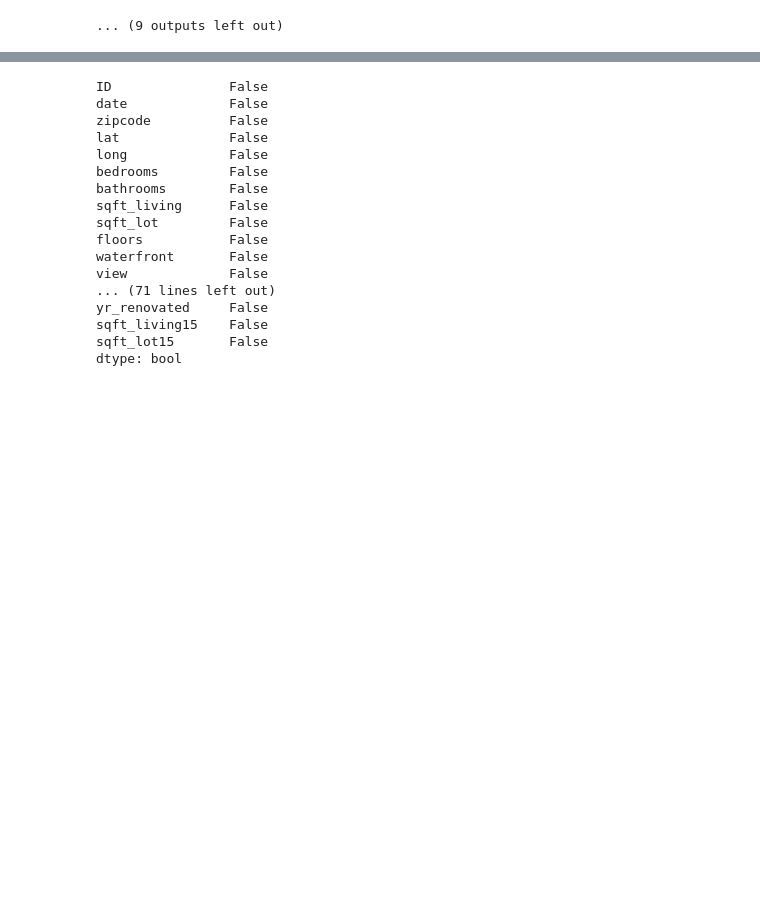
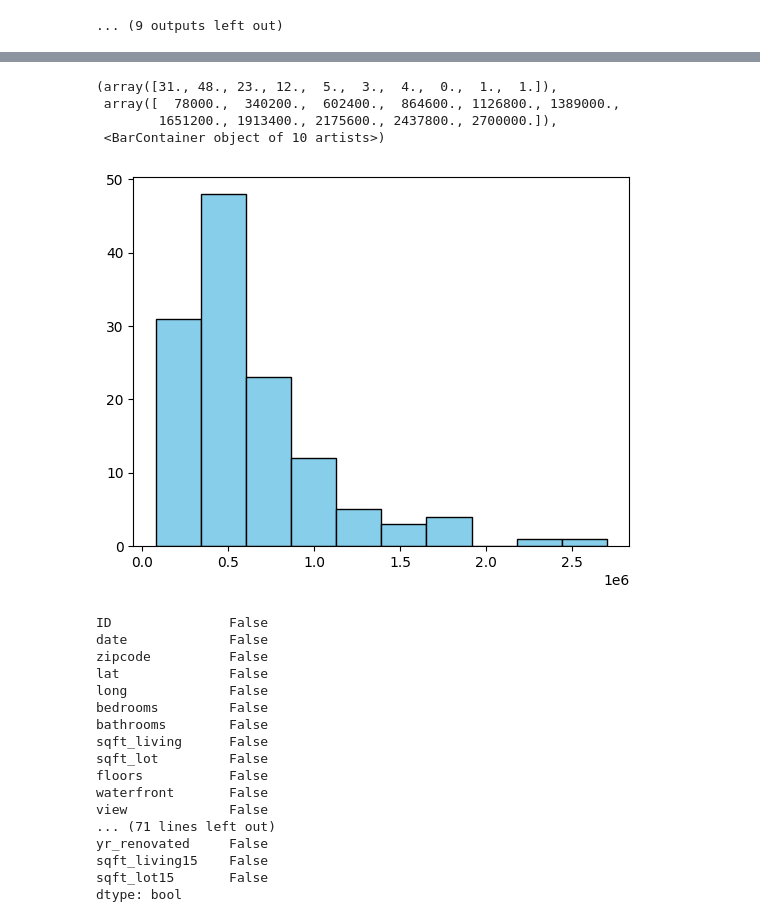
Before and after one commit to BrunoLiberona/inf395-grupo02-tareas, a Jupyter notebook: tarea_1/kaggle_house_prices.ipynb, the cells around one changed output, grey strips where cells are left out. Saved outputs shown, nothing was run; the diff lists cells and outputs as text; code cells hidden in the pictures; blank space fills up the shorter version.

```diff
--- a/Kaggle_Pred(v1.2).ipynb
+++ b/tarea_1/kaggle_house_prices.ipynb
@@ -252,3 +268,11 @@ for feature in features:
+# %%
+plt.hist(df_test["price"], bins=10, color='skyblue', edgecolor='black')  # You can adjust the number of bins
+# %% [output]
+(array([31., 48., 23., 12.,  5.,  3.,  4.,  0.,  1.,  1.]),
+ array([  78000.,  340200.,  602400.,  864600., 1126800., 1389000.,
+        1651200., 1913400., 2175600., 2437800., 2700000.]),
+ <BarContainer object of 10 artists>)
+[figure, added]
 # %%
 # Features to impute:
 ## bedrooms, bathrooms, sqft_living, sqft_lot, floors, waterfront, view, condition
```
Also changed, not shown: parts of 10 cells of this notebook, 6 other files.
